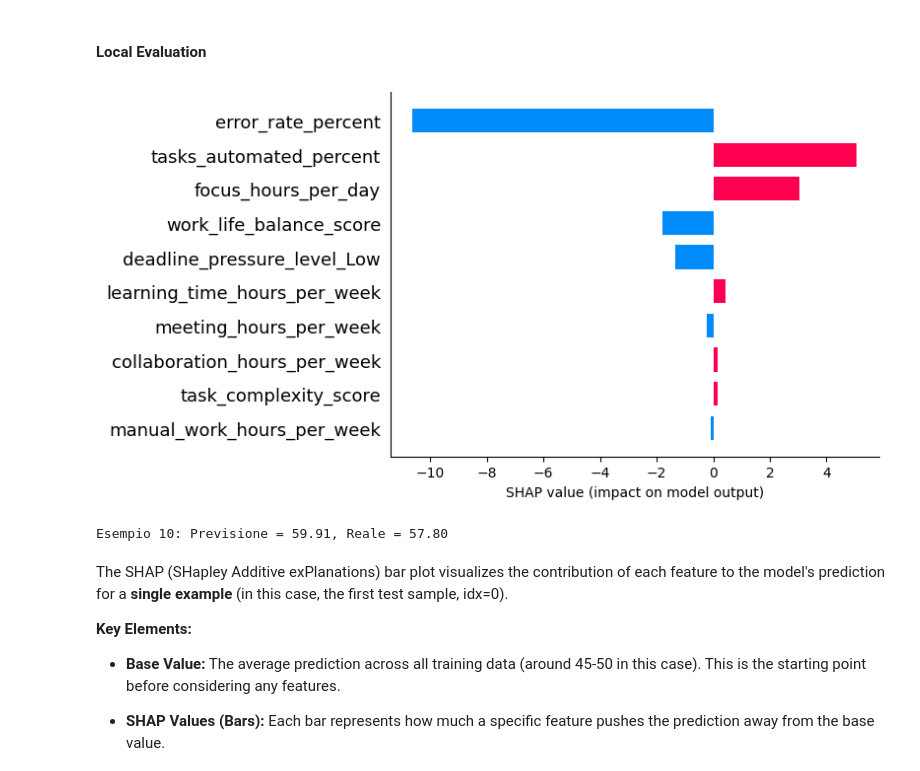
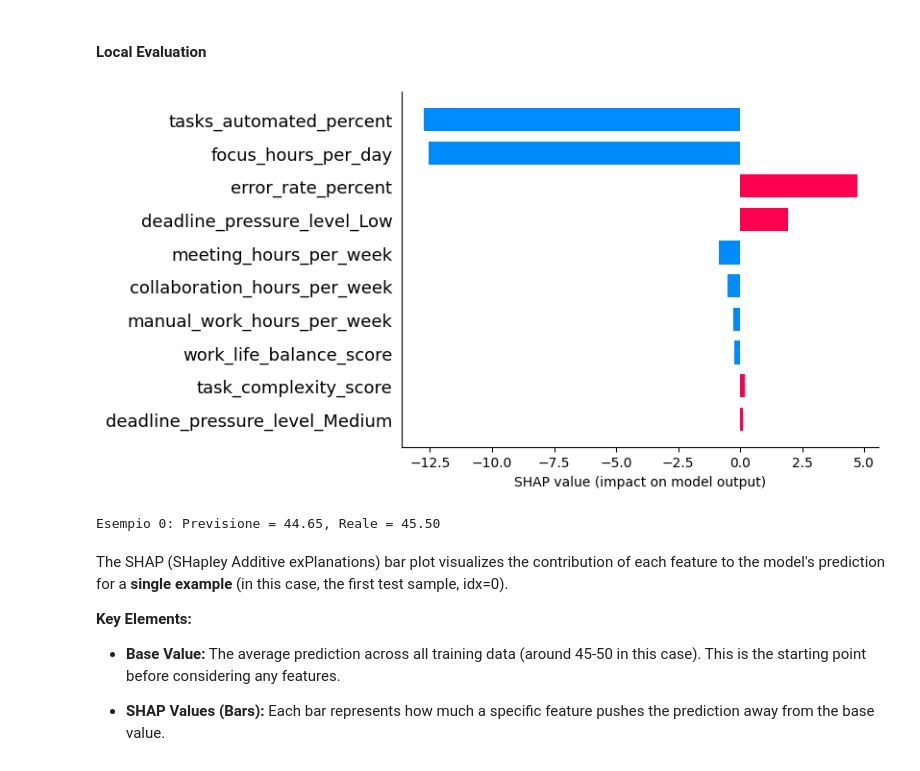
Before and after one commit to saradifranco/AI-Workplace-Productivity-Analysis, a Jupyter notebook: code.ipynb, the cells around one changed output. Drawn from its saved outputs; the diff is of its cells as text; code cells hidden in the pictures.

```diff
--- a/code.ipynb
+++ b/code.ipynb
@@ -754,24 +750,24 @@ shap.summary_plot(
 # %%
 # Trasforma il test set
 X_test_transformed = model.named_steps["preprocessor"].transform(X_test)
 
 # Scegli un esempio (cambia idx per altri)
-idx = 10
+idx = 0
 sample = X_test_transformed[idx:idx+1]
 
 # Calcola SHAP per questo esempio
 shap_values_single = explainer.shap_values(sample)
 
 # Bar plot statico per spiegare la previsione (più semplice da visualizzare)
 shap.bar_plot(shap_values_single[0], feature_names=feature_names, max_display=10)
 
 # Mostra anche la previsione e il valore reale
 pred = model.predict(X_test.iloc[idx:idx+1])
 real = y_test.iloc[idx]
 print(f"Esempio {idx}: Previsione = {pred[0]:.2f}, Reale = {real:.2f}")
 # %% [output]
-[figure, old version]
+[figure, new version]
-Esempio 10: Previsione = 59.91, Reale = 57.80
+Esempio 0: Previsione = 44.65, Reale = 45.50
 # %% [markdown]
 The SHAP (SHapley Additive exPlanations) bar plot visualizes the contribution of each feature to the model's prediction for a **single example** (in this case, the first test sample, idx=0).
 
```
Also changed, not shown: parts of 8 cells of this notebook.
